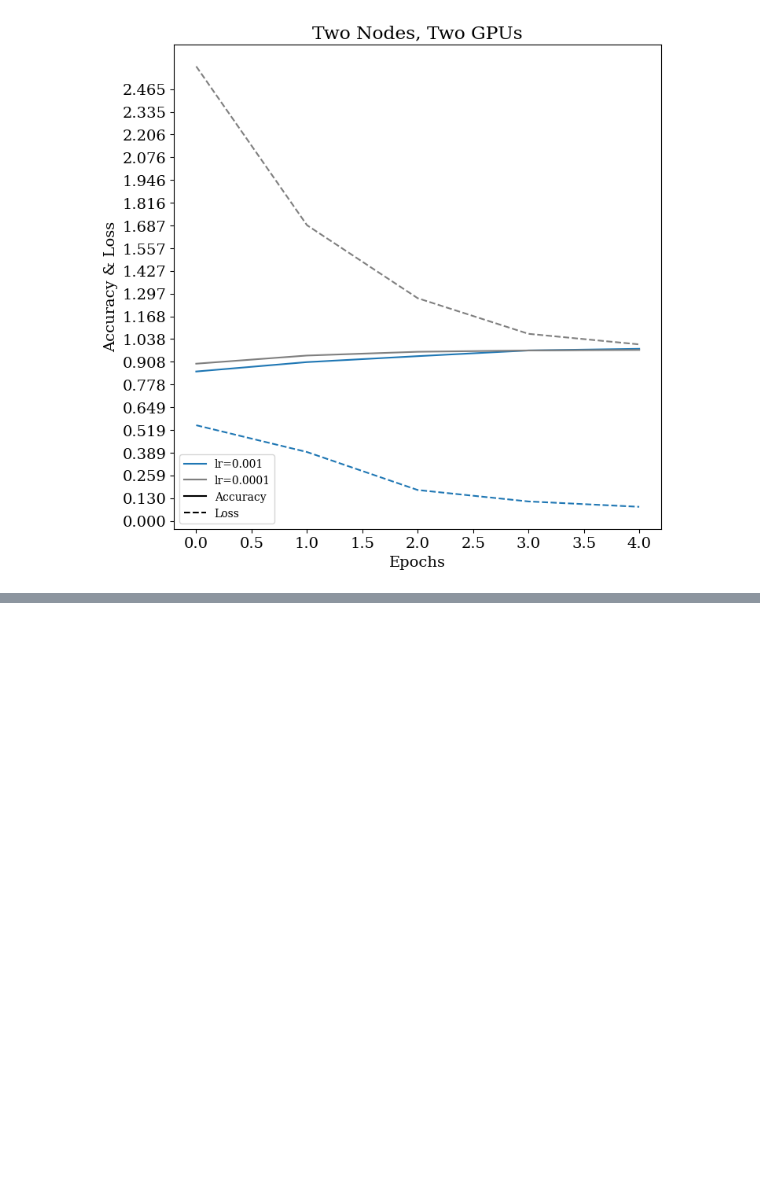
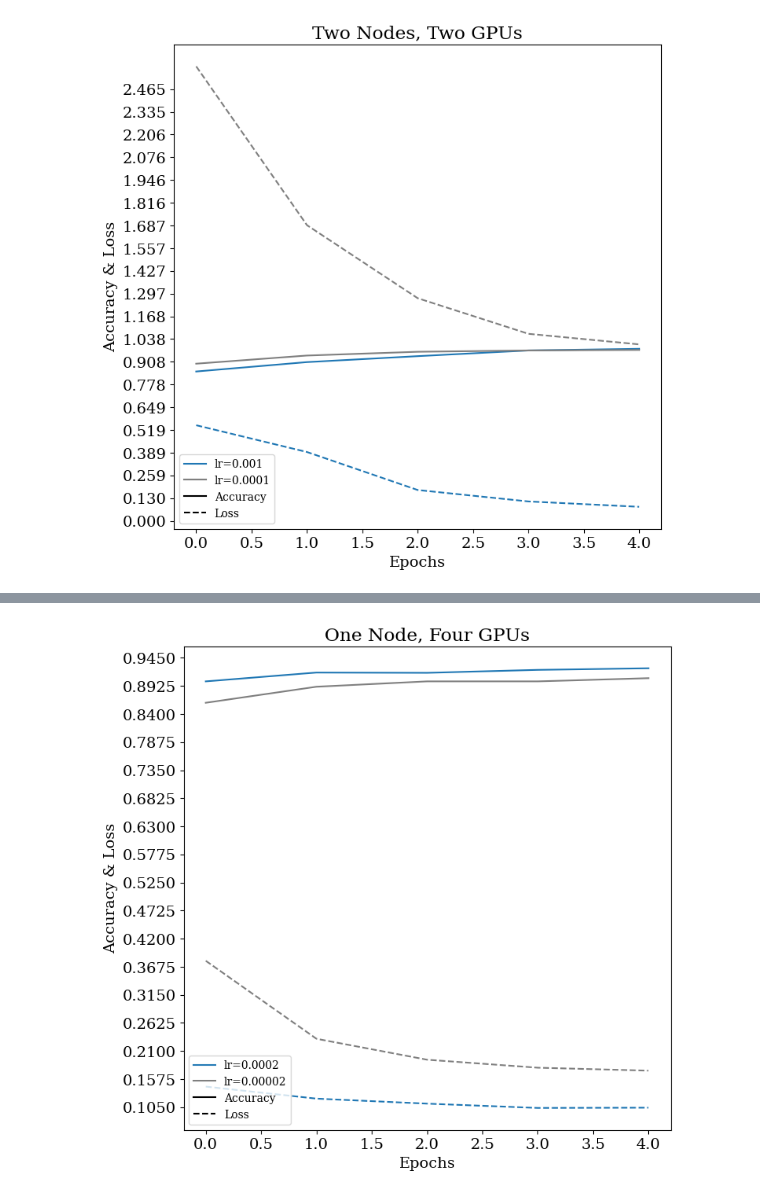
Before and after one commit to ubahl/Distributed-Training, a Jupyter notebook: plot_values.ipynb, the cells around one changed output, grey strips where cells are left out. Cells and saved outputs as stored; diff of their text form; code cells hidden in the pictures; blank space fills up the shorter version.

```diff
--- a/plot_values.ipynb
+++ b/plot_values.ipynb
@@ -110,0 +98,13 @@ plot_values(epochs, accuracy_0002, accuracy_00002, loss_0002, loss_00002, "Accur
+# %%
+# one node four gpus
+accuracy_0002 = [0.901,0.9175,0.917,0.9225,0.9255]
+loss_0002 = [0.1435159295797348,0.1210348978638649,0.11165323108434677,0.10364212095737457,0.10412579029798508]
+
+accuracy_00002 = [0.861,0.891,0.901,0.901,0.907]
+loss_00002 = [0.37869954109191895,0.2329465001821518,0.1937607228755951,0.17883917689323425,0.17334863543510437]
+
+names = ["One Node, Four GPUs", "lr=0.0002", "lr=0.00002"]
+
+plot_values(epochs, accuracy_0002, accuracy_00002, loss_0002, loss_00002, "Accuracy", names)
+# %% [output]
+[figure, added]
```
Also changed, not shown: parts of 9 cells of this notebook.
